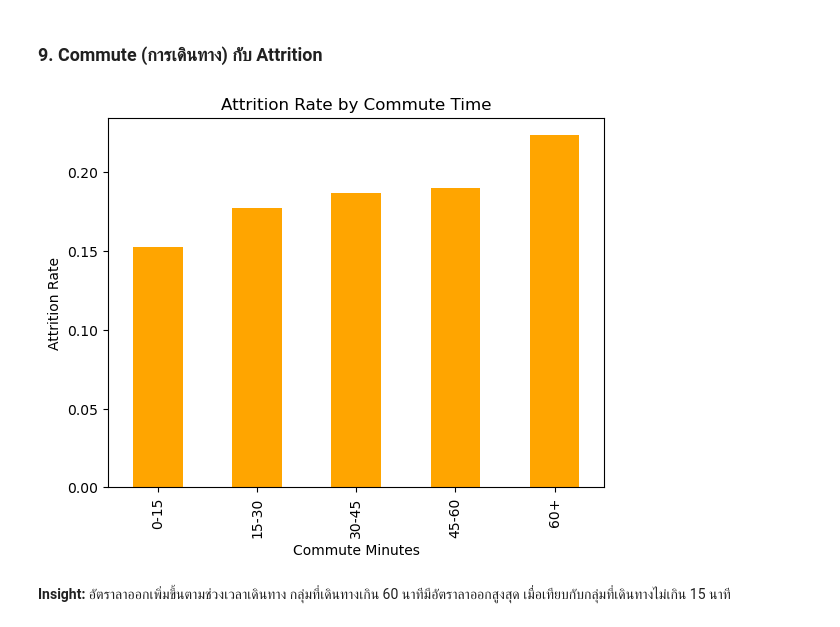
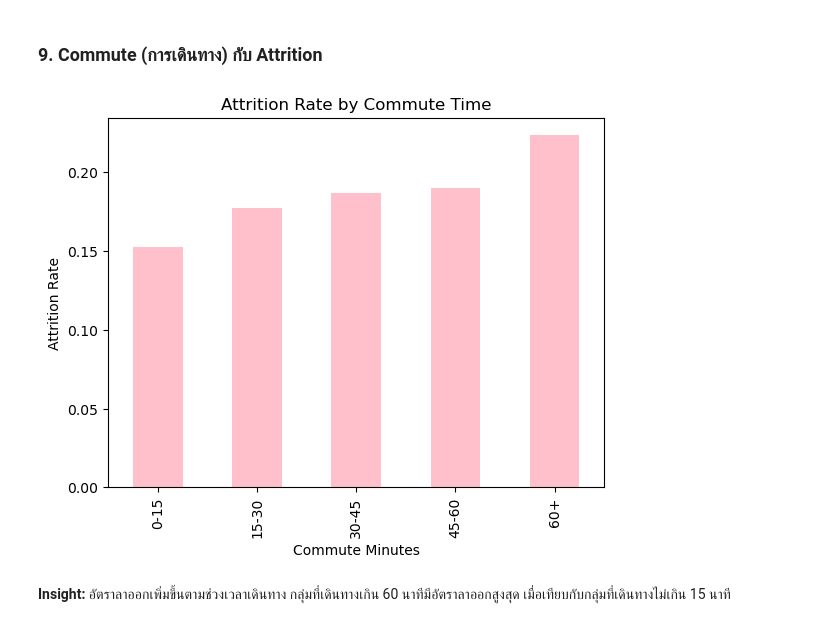
Before and after one commit to fenfics/Employee-Attrition-Prediction, a Jupyter notebook: notebooks/02_data_visualization.ipynb, the cells around one changed output. Cells and saved outputs as stored; diff of their text form; code cells hidden in the pictures.

```diff
--- a/notebooks/02_data_visualization.ipynb
+++ b/notebooks/02_data_visualization.ipynb
@@ -134,13 +155,13 @@ plt.show()
 ### 9.  Commute (การเดินทาง) กับ Attrition
 # %%
 df['commute_bin'] = pd.cut(df['commute_minutes'], bins=[0,15,30,45,60,200],labels=['0-15','15-30','30-45','45-60','60+'])
-df.groupby('commute_bin', observed=True)['attrition'].mean().plot(kind='bar', color='orange')
+df.groupby('commute_bin', observed=True)['attrition'].mean().plot(kind='bar', color='pink')
 plt.title("Attrition Rate by Commute Time")
 plt.ylabel("Attrition Rate")
 plt.xlabel("Commute Minutes")
 plt.show()
 # %% [output]
-[figure, old version]
+[figure, new version]
 # %% [markdown]
 **Insight:** อัตราลาออกเพิ่มขึ้นตามช่วงเวลาเดินทาง กลุ่มที่เดินทางเกิน 60 นาทีมีอัตราลาออกสูงสุด เมื่อเทียบกับกลุ่มที่เดินทางไม่เกิน 15 นาที
 # %% [markdown]
```
Also changed, not shown: parts of 9 cells of this notebook.
